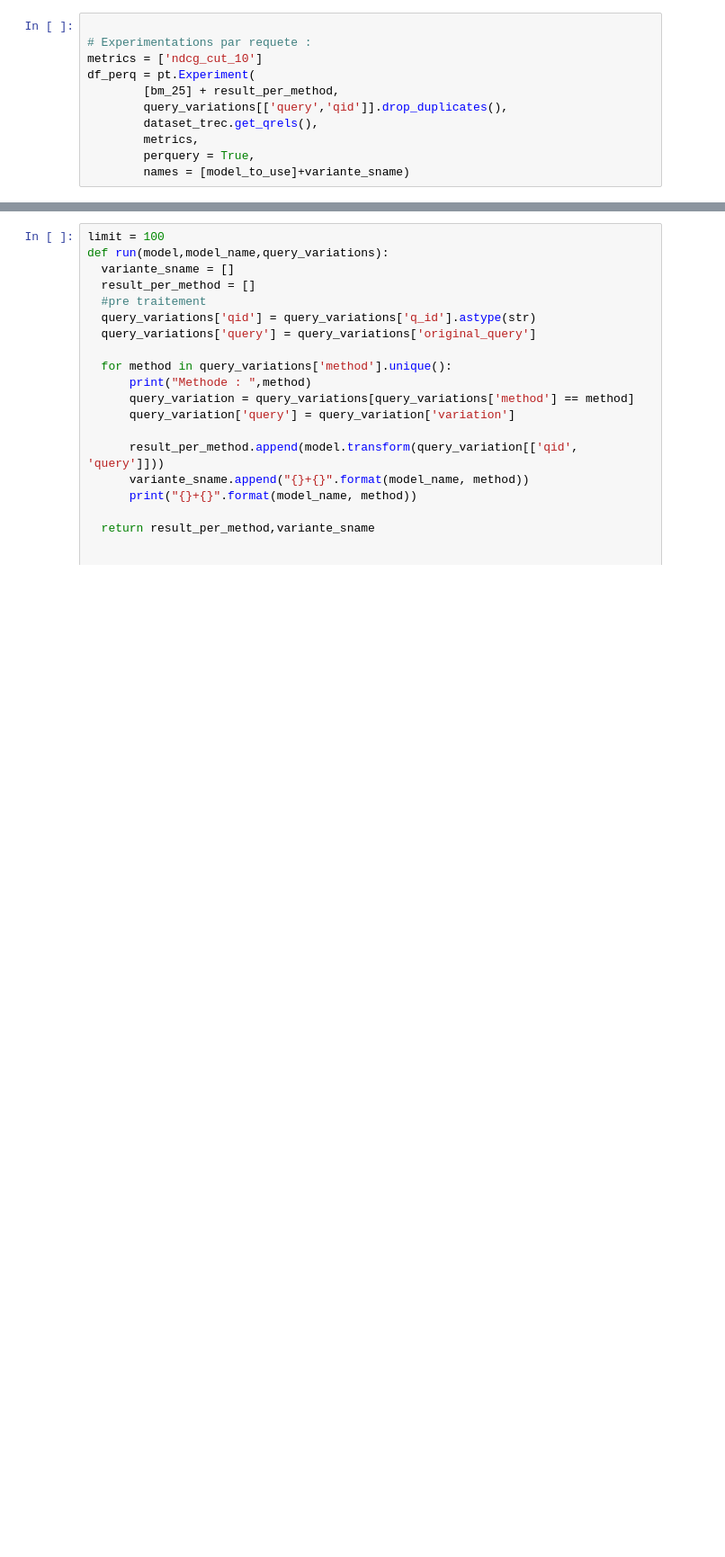
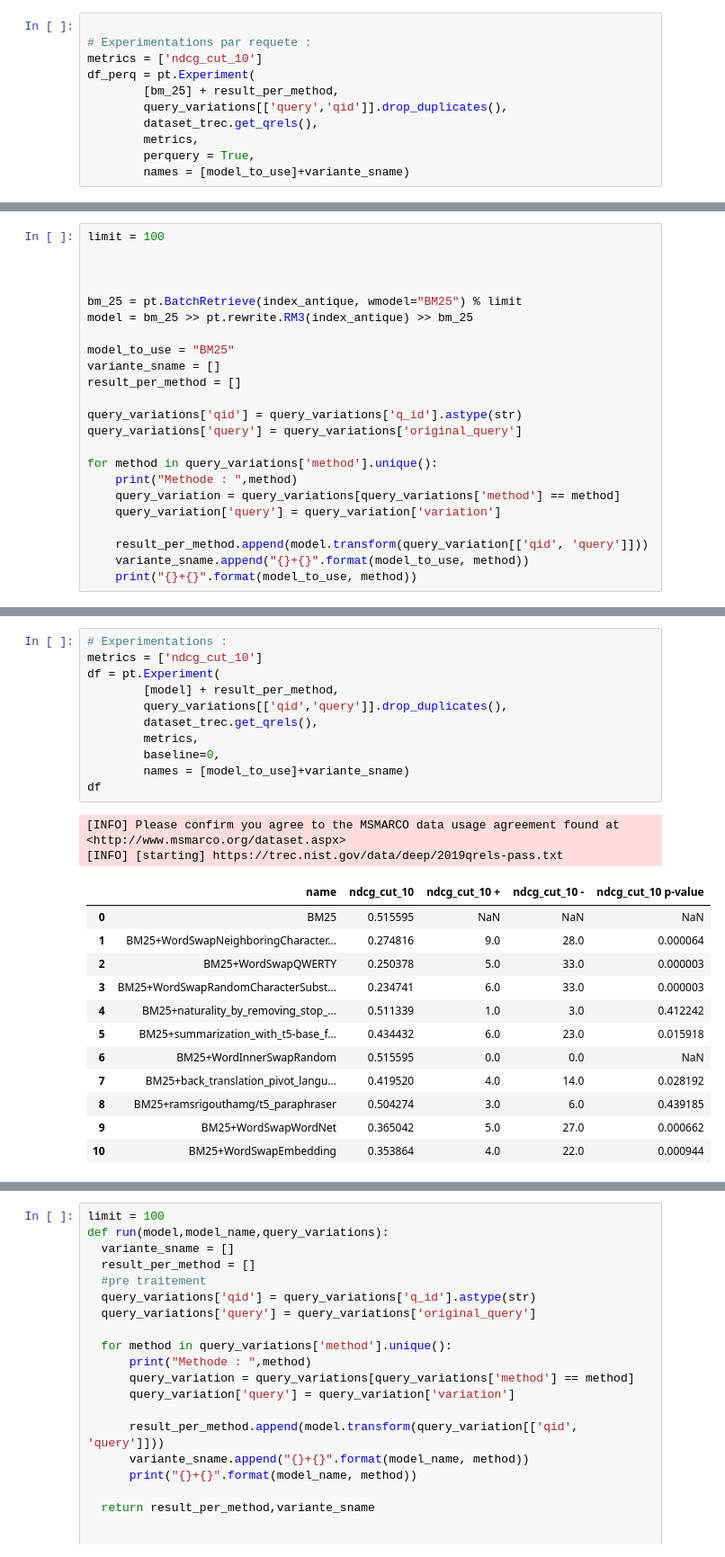
Before and after one commit to AnyesTAFOUGHALT/Projet_RI, a Jupyter notebook: Ranking_antique_FINAL.ipynb, the cells around one changed output, grey strips where cells are left out. Shown at 90% size. Drawn from its saved outputs; the diff is of its cells as text; blank space fills up the shorter version.

```diff
--- a/RankingVF_trec.ipynb
+++ b/Ranking_antique_FINAL.ipynb
@@ -281,0 +236,23 @@ df_perq.to_csv(file_path, index=False)
+# %%
+limit = 100
+
+
+
+bm_25 = pt.BatchRetrieve(index_antique, wmodel="BM25") % limit
+model = bm_25 >> pt.rewrite.RM3(index_antique) >> bm_25
+
+model_to_use = "BM25"
+variante_sname = []
+result_per_method = []
+
+query_variations['qid'] = query_variations['q_id'].astype(str)
+query_variations['query'] = query_variations['original_query']
+
+for method in query_variations['method'].unique():
+    print("Methode : ",method)
+    query_variation = query_variations[query_variations['method'] == method]
+    query_variation['query'] = query_variation['variation']
+
+    result_per_method.append(model.transform(query_variation[['qid', 'query']]))
+    variante_sname.append("{}+{}".format(model_to_use, method))
+    print("{}+{}".format(model_to_use, method))
@@ -281,0 +302,26 @@ df_perq.to_csv(file_path, index=False)
+# %%
+# Experimentations :
+metrics = ['ndcg_cut_10']
+df = pt.Experiment(
+        [model] + result_per_method,
+        query_variations[['qid','query']].drop_duplicates(),
+        dataset_trec.get_qrels(),
+        metrics,
+        baseline=0,
+        names = [model_to_use]+variante_sname)
+df
+# %% [output]
+[INFO] Please confirm you agree to the MSMARCO data usage agreement found at <http://www.msmarco.org/dataset.aspx>
+[INFO] [starting] https://trec.nist.gov/data/deep/2019qrels-pass.txt
+|  | name | ndcg_cut_10 | ndcg_cut_10 + | ndcg_cut_10 - | ndcg_cut_10 p-value |
+| 0 | BM25 | 0.515595 | NaN | NaN | NaN |
+| 1 | BM25+WordSwapNeighboringCharacter... | 0.274816 | 9.0 | 28.0 | 0.000064 |
+| 2 | BM25+WordSwapQWERTY | 0.250378 | 5.0 | 33.0 | 0.000003 |
+| 3 | BM25+WordSwapRandomCharacterSubst... | 0.234741 | 6.0 | 33.0 | 0.000003 |
+| 4 | BM25+naturality_by_removing_stop_... | 0.511339 | 1.0 | 3.0 | 0.412242 |
+| 5 | BM25+summarization_with_t5-base_f... | 0.434432 | 6.0 | 23.0 | 0.015918 |
+| 6 | BM25+WordInnerSwapRandom | 0.515595 | 0.0 | 0.0 | NaN |
+| 7 | BM25+back_translation_pivot_langu... | 0.419520 | 4.0 | 14.0 | 0.028192 |
+| 8 | BM25+ramsrigouthamg/t5_paraphraser | 0.504274 | 3.0 | 6.0 | 0.439185 |
+| 9 | BM25+WordSwapWordNet | 0.365042 | 5.0 | 27.0 | 0.000662 |
+| 10 | BM25+WordSwapEmbedding | 0.353864 | 4.0 | 22.0 | 0.000944 |
```
Also changed, not shown: parts of 62 cells of this notebook, 13 other files.
